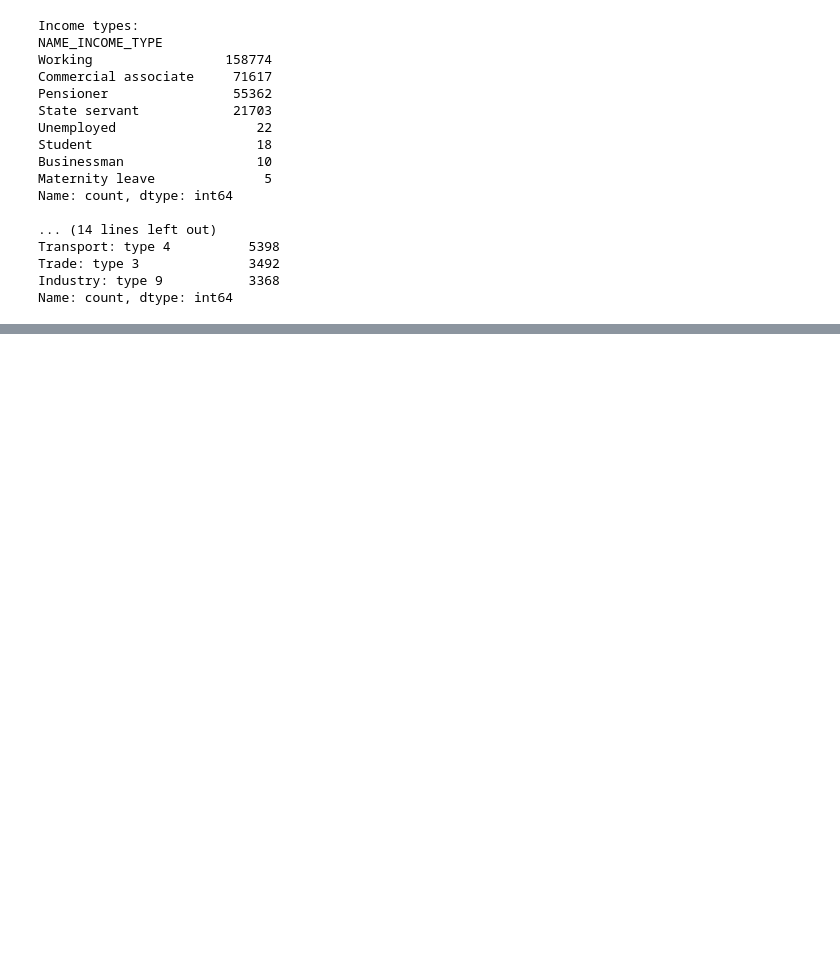
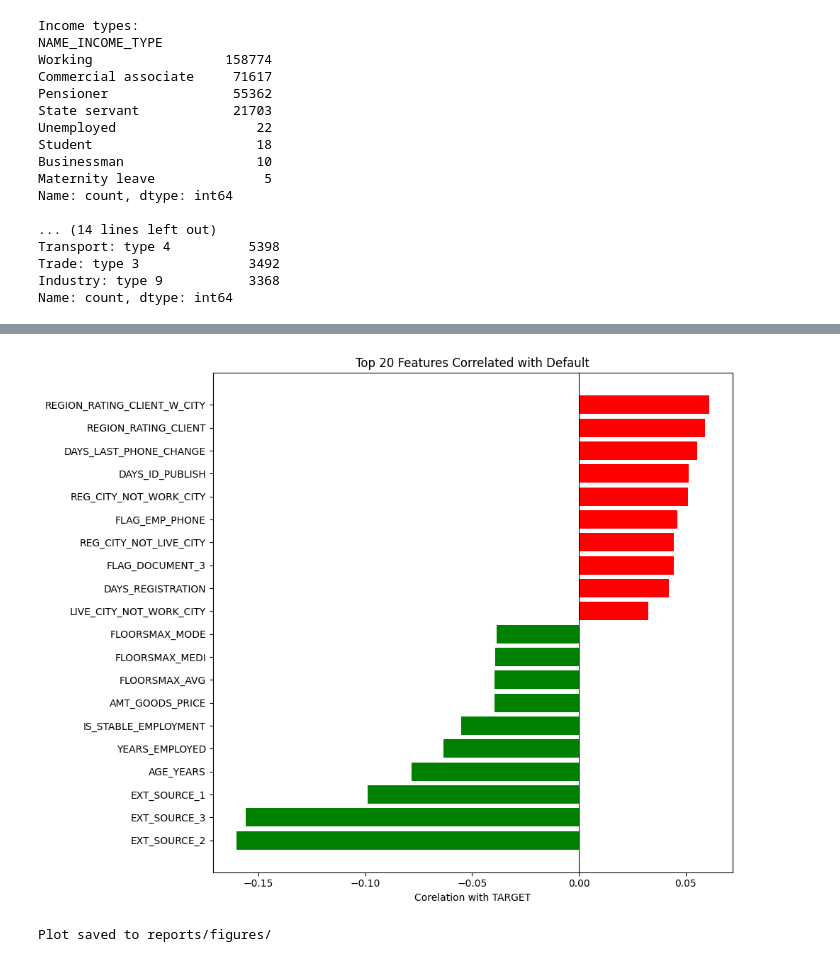
Before and after one commit to PRANAV-M3054/altscore-sme-credit-engine, a Jupyter notebook: notebooks/01_eda.ipynb, the cells around one changed output, grey strips where cells are left out. Saved outputs shown, nothing was run; the diff lists cells and outputs as text; code cells hidden in the pictures; blank space fills up the shorter version.

Commit message:
feat: add correlation analysis and feature importance chart

```diff
--- a/notebooks/01_eda.ipynb
+++ b/notebooks/01_eda.ipynb
@@ -116,0 +156,4 @@ Name: count, dtype: int64
+# %%
+df_clean = pd.read_csv('../data/processed/application_cleaned.csv')
+print("Cleaned data shape:", df_clean.shape)
+print("Missing values:", df_clean.isnull().sum().sum())
@@ -116,0 +163,9 @@ Name: count, dtype: int64
+# %%
+numeric_cols = df_clean.select_dtypes(include=[np.number]).columns
+correlation = df_clean[numeric_cols].corr()['TARGET'].sort_values()
+
+print("Top 10 columns Most correlated with default (positive): ")
+print(correlation.tail(10))
+
+print("\nTop 10 columns LEAST correlated with default (negative): ")
+print(correlation.head(10))
@@ -116,0 +190,20 @@ Name: count, dtype: int64
+# %%
+import matplotlib.pyplot as plt
+
+corr_values = correlation.drop('TARGET')
+
+top_bottom = pd.concat([corr_values.head(10), corr_values.tail(10)])
+
+plt.figure(figsize=(10,8))
+colors = ['red' if x > 0 else 'green' for x in top_bottom.values]
+plt.barh(top_bottom.index, top_bottom.values, color=colors)
+plt.axvline(x =0, color ='black', linewidth = 0.8)
+plt.title('Top 20 Features Correlated with Default')
+plt.xlabel('Corelation with TARGET')
+plt.tight_layout()
+plt.savefig('../reports/figures/correlation_plot.png', dpi = 150)
+plt.show()
+print("Plot saved to reports/figures/")
+# %% [output]
+[figure, added]
+Plot saved to reports/figures/
```
Also changed, not shown: parts of 4 cells of this notebook, 1 other file.
